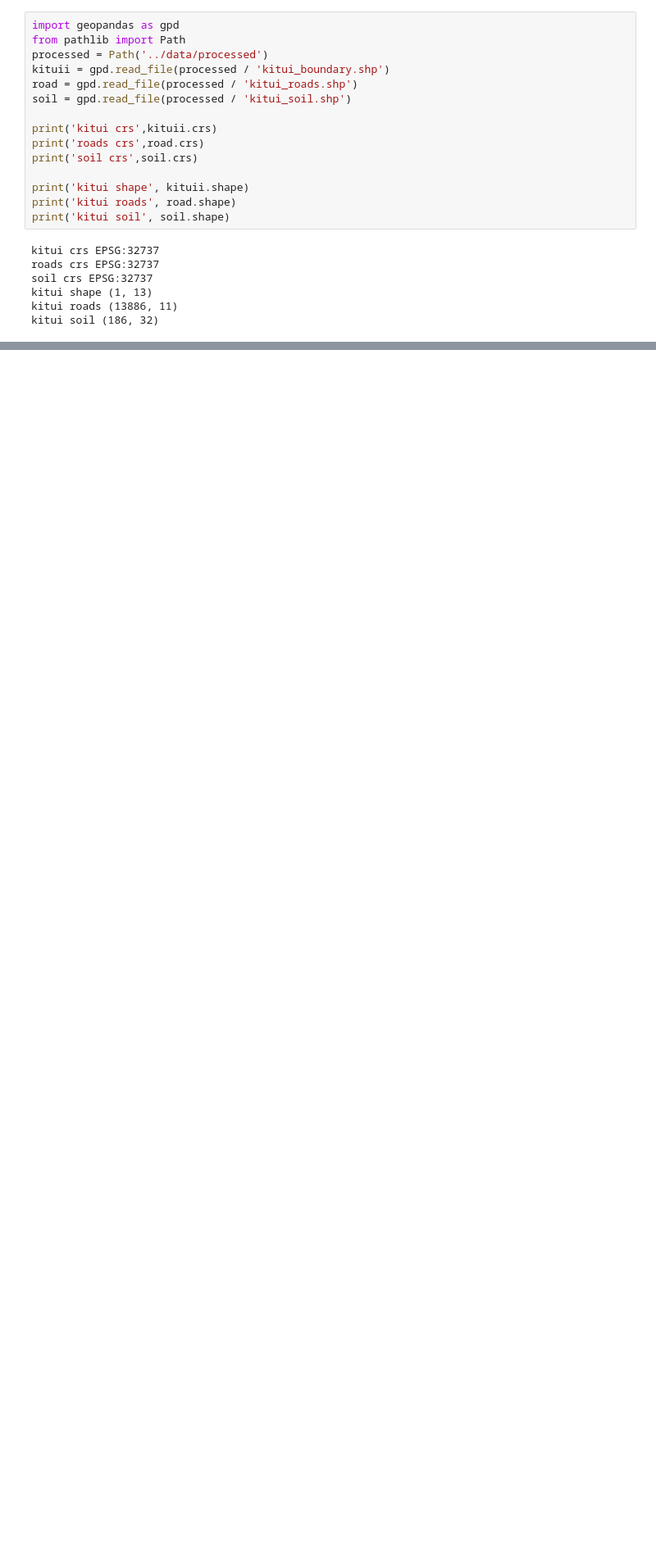
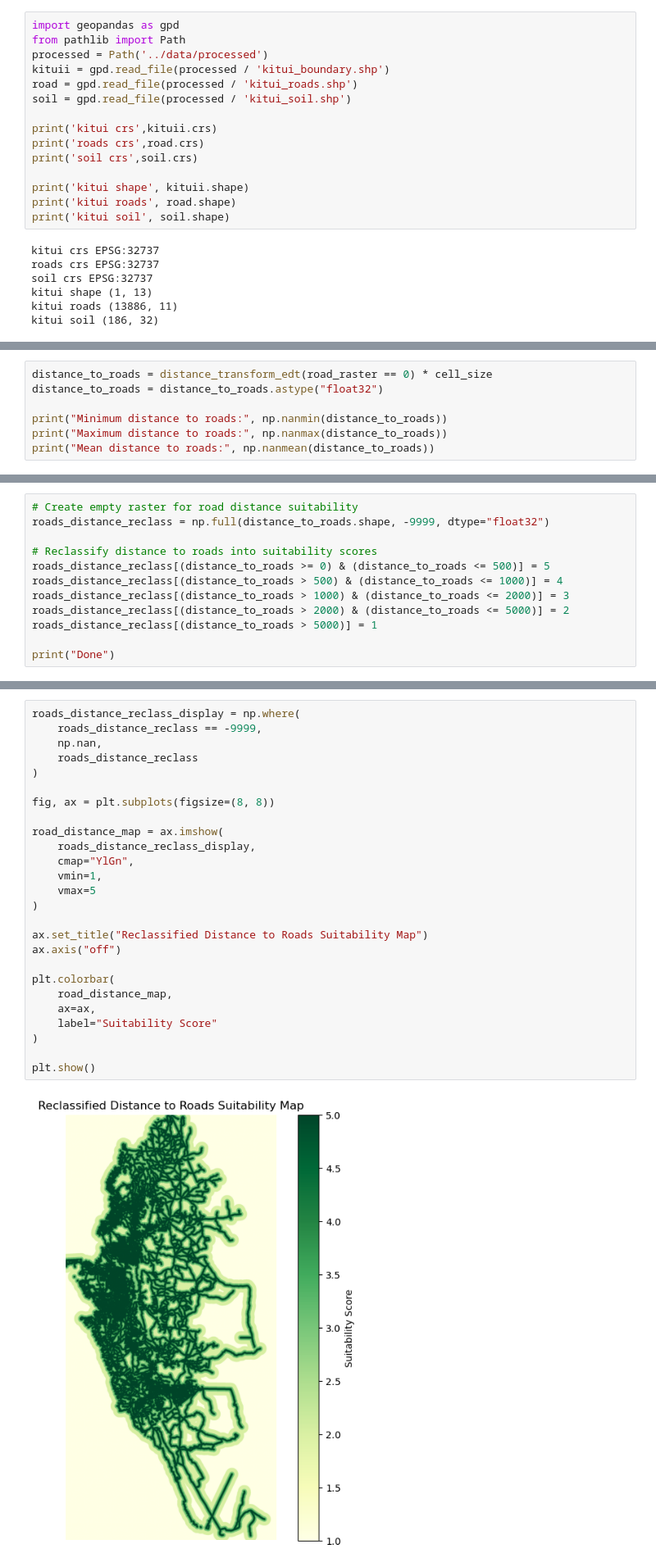
Before and after one commit to CAMSIR/Kitui--RWH-python-postgis, a Jupyter notebook: notebooks/01_vector_data_exploration.ipynb, the cells around one changed output, grey strips where cells are left out. Shown at 82% size. Cells and saved outputs as stored; diff of their text form; blank space fills up the shorter version.

```diff
--- a/notebooks/01_vector_data_exploration.ipynb
+++ b/notebooks/01_vector_data_exploration.ipynb
@@ -333,0 +642,7 @@ plt.show()
+# %%
+distance_to_roads = distance_transform_edt(road_raster == 0) * cell_size
+distance_to_roads = distance_to_roads.astype("float32")
+
+print("Minimum distance to roads:", np.nanmin(distance_to_roads))
+print("Maximum distance to roads:", np.nanmax(distance_to_roads))
+print("Mean distance to roads:", np.nanmean(distance_to_roads))
@@ -333,0 +663,12 @@ plt.show()
+# %%
+# Create empty raster for road distance suitability
+roads_distance_reclass = np.full(distance_to_roads.shape, -9999, dtype="float32")
+
+# Reclassify distance to roads into suitability scores
+roads_distance_reclass[(distance_to_roads >= 0) & (distance_to_roads <= 500)] = 5
+roads_distance_reclass[(distance_to_roads > 500) & (distance_to_roads <= 1000)] = 4
+roads_distance_reclass[(distance_to_roads > 1000) & (distance_to_roads <= 2000)] = 3
+roads_distance_reclass[(distance_to_roads > 2000) & (distance_to_roads <= 5000)] = 2
+roads_distance_reclass[(distance_to_roads > 5000)] = 1
+
+print("Done")
@@ -333,0 +690,28 @@ plt.show()
+# %%
+roads_distance_reclass_display = np.where(
+    roads_distance_reclass == -9999,
+    np.nan,
+    roads_distance_reclass
+)
+
+fig, ax = plt.subplots(figsize=(8, 8))
+
+road_distance_map = ax.imshow(
+    roads_distance_reclass_display,
+    cmap="YlGn",
+    vmin=1,
+    vmax=5
+)
+
+ax.set_title("Reclassified Distance to Roads Suitability Map")
+ax.axis("off")
+
+plt.colorbar(
+    road_distance_map,
+    ax=ax,
+    label="Suitability Score"
+)
+
+plt.show()
+# %% [output]
+[figure, added]
```
Also changed, not shown: parts of 30 cells of this notebook, 2 other files.
